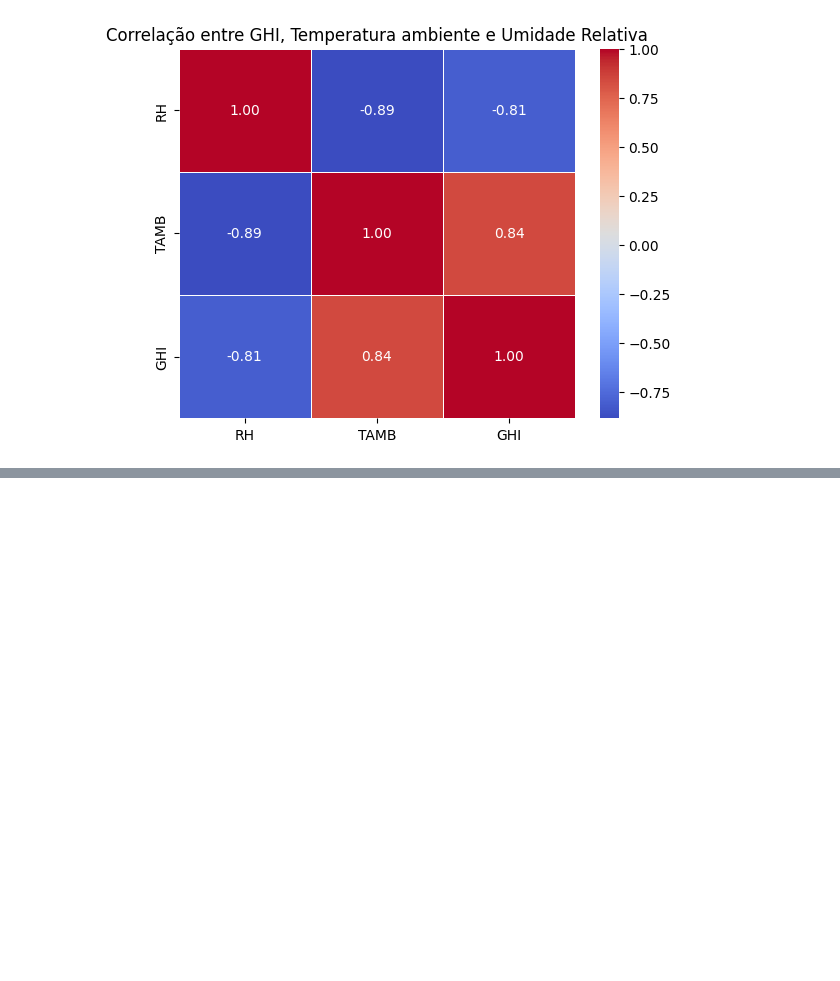
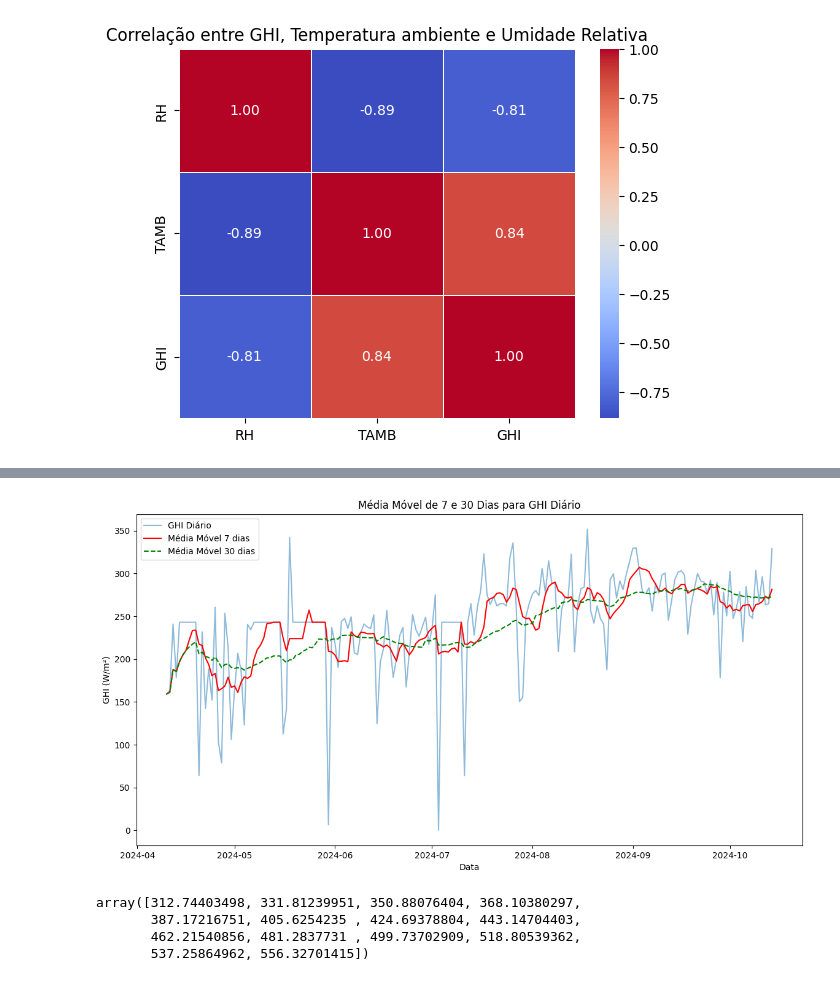
Before and after one commit to DanielCFigueira/Analise_metereologica_nordeste, a Jupyter notebook: Projeto_analise_metereologica_nordeste.ipynb, the cells around one changed output, grey strips where cells are left out. Saved outputs shown, nothing was run; the diff lists cells and outputs as text; code cells hidden in the pictures; blank space fills up the shorter version.

```diff
--- a/Projeto_analise_metereologica_nordeste.ipynb
+++ b/Projeto_analise_metereologica_nordeste.ipynb
@@ -106,0 +149,55 @@ plt.show()
+# %%
+# Média móvel de 7 dias para suavizar oscilações semanais
+df_diario['GHI_movel_7d'] = df_diario['GHI'].rolling(window=7, min_periods=1).mean()
+df_diario['TAMB_movel_7d'] = df_diario['TAMB'].rolling(window=7, min_periods=1).mean()
+df_diario['RH_movel_7d'] = df_diario['RH'].rolling(window=7, min_periods=1).mean()
+
+# Média móvel de 30 dias para identificar tendências mensais
+df_diario['GHI_movel_30d'] = df_diario['GHI'].rolling(window=30, min_periods=1).mean()
+df_diario['TAMB_movel_30d'] = df_diario['TAMB'].rolling(window=30, min_periods=1).mean()
+df_diario['RH_movel_30d'] = df_diario['RH'].rolling(window=30, min_periods=1).mean()
+# %%
+plt.figure(figsize=(14, 7))
+plt.plot(df_diario.index, df_diario['GHI'], label='GHI Diário', alpha=0.5)
+plt.plot(df_diario.index, df_diario['GHI_movel_7d'], label='Média Móvel 7 dias', color='red')
+plt.plot(df_diario.index, df_diario['GHI_movel_30d'], label='Média Móvel 30 dias', color='green', linestyle='dashed')
+plt.title('Média Móvel de 7 e 30 Dias para GHI Diário')
+plt.xlabel('Data')
+plt.ylabel('GHI (W/m²)')
+plt.legend()
+plt.show()
+# %% [output]
+[figure, added]
+# %%
+# Supondo que df_mensal já esteja definido e tenha um índice de datas
+df_mensal['timestamp'] = df_mensal.index.astype(np.int64) // 10**9  # Convertendo para segundos
+X = df_mensal['timestamp'].values.reshape(-1, 1)  # Variável independente
+y = df_mensal['GHI'].values  # Variável dependente
+
+# Inicializar e ajustar o modelo
+modelo = LinearRegression()
+modelo.fit(X, y)
+
+# Previsões para os dados históricos
+previsoes_passado = modelo.predict(X)
+
+# Definir as datas futuras
+datas_futuras = pd.to_datetime([
+    "2024-11-30", "2024-12-31", "2025-01-31", "2025-02-28",
+    "2025-03-31", "2025-04-30", "2025-05-31", "2025-06-30",
+    "2025-07-31", "2025-08-31", "2025-09-30", "2025-10-31",
+    "2025-11-30", "2025-12-31"
+])
+
+# Converter as datas futuras para timestamps em segundos
+anos_futuro = datas_futuras.astype(np.int64) // 10**9
+anos_futuro = anos_futuro.values.reshape(-1, 1)
+
+# Prever os valores futuros
+previsoes_futuro = modelo.predict(anos_futuro)
+previsoes_futuro
+# %% [output]
+array([312.74403498, 331.81239951, 350.88076404, 368.10380297,
+       387.17216751, 405.6254235 , 424.69378804, 443.14704403,
+       462.21540856, 481.2837731 , 499.73702909, 518.80539362,
+       537.25864962, 556.32701415])
```
Also changed, not shown: parts of 6 cells of this notebook, 1 other file.
